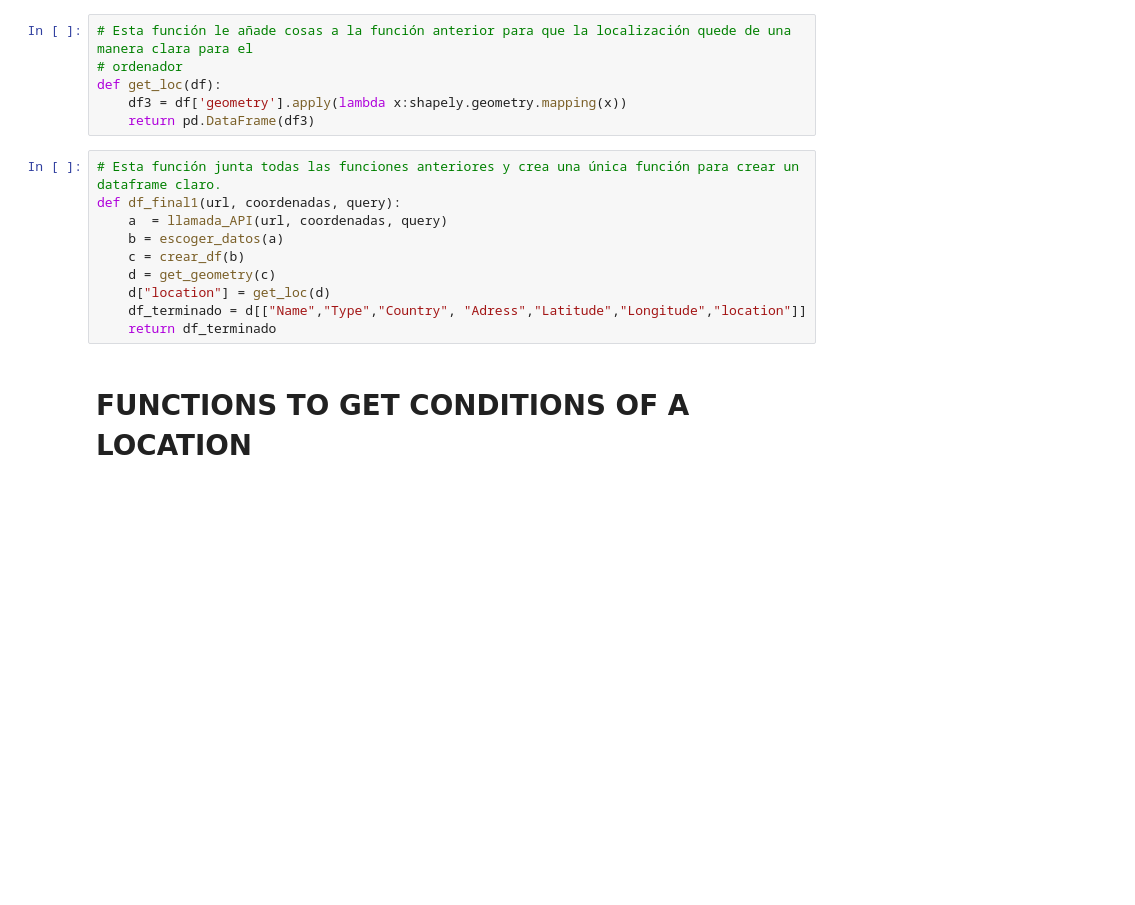
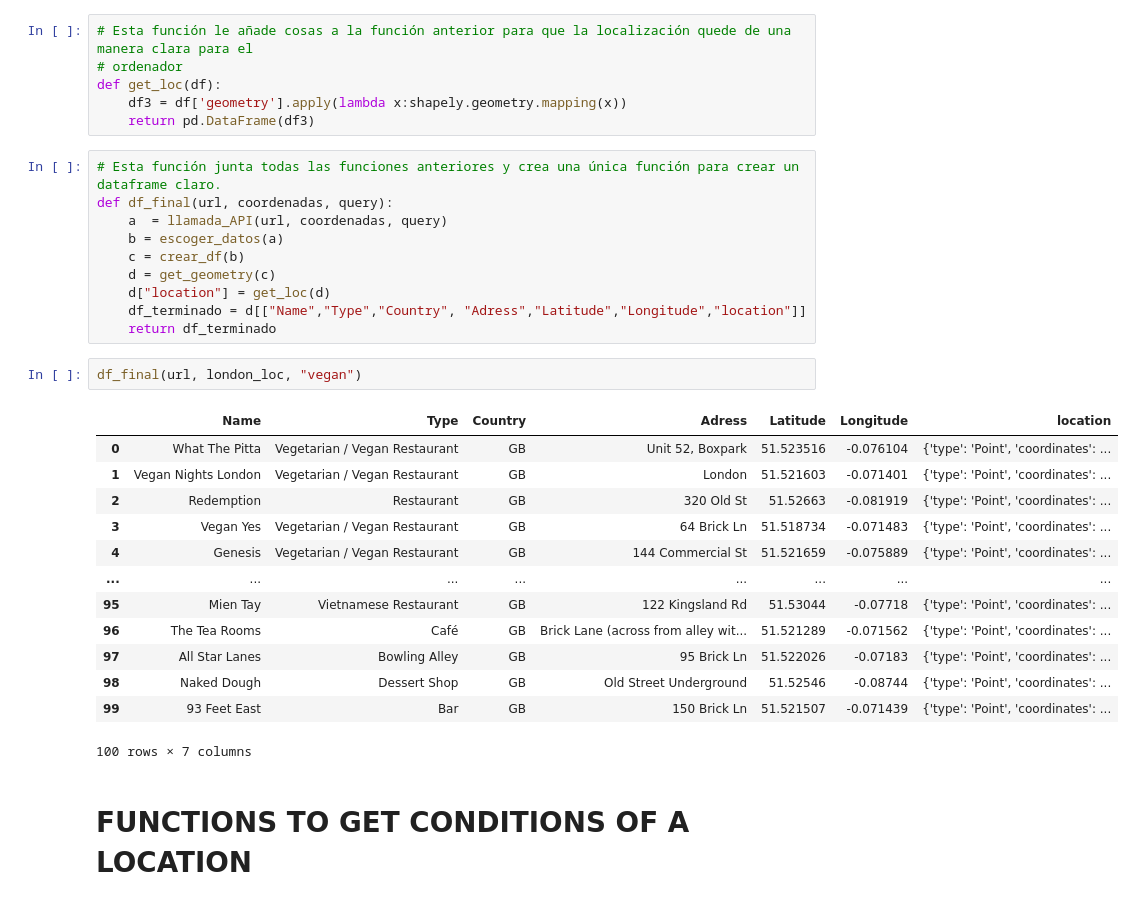
Before and after one commit to jaimecabanyes/Mi_trabajo_4, a Jupyter notebook: Llamada API.ipynb, the cells around one changed output. Saved outputs shown, nothing was run; the diff lists cells and outputs as text; blank space fills up the shorter version.

```diff
--- a/Llamada API.ipynb
+++ b/Llamada API.ipynb
@@ -102,7 +102,7 @@ def get_loc(df):
     return pd.DataFrame(df3)
 # %%
 # Esta función junta todas las funciones anteriores y crea una única función para crear un dataframe claro.
-def df_final1(url, coordenadas, query):
+def df_final(url, coordenadas, query):
     a  = llamada_API(url, coordenadas, query)
     b = escoger_datos(a)
     c = crear_df(b)
@@ -110,6 +110,22 @@ def df_final1(url, coordenadas, query):
     d["location"] = get_loc(d)
     df_terminado = d[["Name","Type","Country", "Adress","Latitude","Longitude","location"]]
     return df_terminado
+# %%
+df_final(url, london_loc, "vegan")
+# %% [output]
+|  | Name | Type | Country | Adress | Latitude | Longitude | location |
+| 0 | What The Pitta | Vegetarian / Vegan Restaurant | GB | Unit 52, Boxpark | 51.523516 | -0.076104 | {'type': 'Point', 'coordinates': ... |
+| 1 | Vegan Nights London | Vegetarian / Vegan Restaurant | GB | London | 51.521603 | -0.071401 | {'type': 'Point', 'coordinates': ... |
+| 2 | Redemption | Restaurant | GB | 320 Old St | 51.52663 | -0.081919 | {'type': 'Point', 'coordinates': ... |
+| 3 | Vegan Yes | Vegetarian / Vegan Restaurant | GB | 64 Brick Ln | 51.518734 | -0.071483 | {'type': 'Point', 'coordinates': ... |
+| 4 | Genesis | Vegetarian / Vegan Restaurant | GB | 144 Commercial St | 51.521659 | -0.075889 | {'type': 'Point', 'coordinates': ... |
+| ... | ... | ... | ... | ... | ... | ... | ... |
+| 95 | Mien Tay | Vietnamese Restaurant | GB | 122 Kingsland Rd | 51.53044 | -0.07718 | {'type': 'Point', 'coordinates': ... |
+| 96 | The Tea Rooms | Café | GB | Brick Lane (across from alley wit... | 51.521289 | -0.071562 | {'type': 'Point', 'coordinates': ... |
+| 97 | All Star Lanes | Bowling Alley | GB | 95 Brick Ln | 51.522026 | -0.07183 | {'type': 'Point', 'coordinates': ... |
+| 98 | Naked Dough | Dessert Shop | GB | Old Street Underground | 51.52546 | -0.08744 | {'type': 'Point', 'coordinates': ... |
+| 99 | 93 Feet East | Bar | GB | 150 Brick Ln | 51.521507 | -0.071439 | {'type': 'Point', 'coordinates': ... |
+100 rows × 7 columns
 # %% [markdown]
 # FUNCTIONS TO GET CONDITIONS OF A LOCATION
 # %% [markdown]
```
Also changed, not shown: parts of 16 cells of this notebook.
